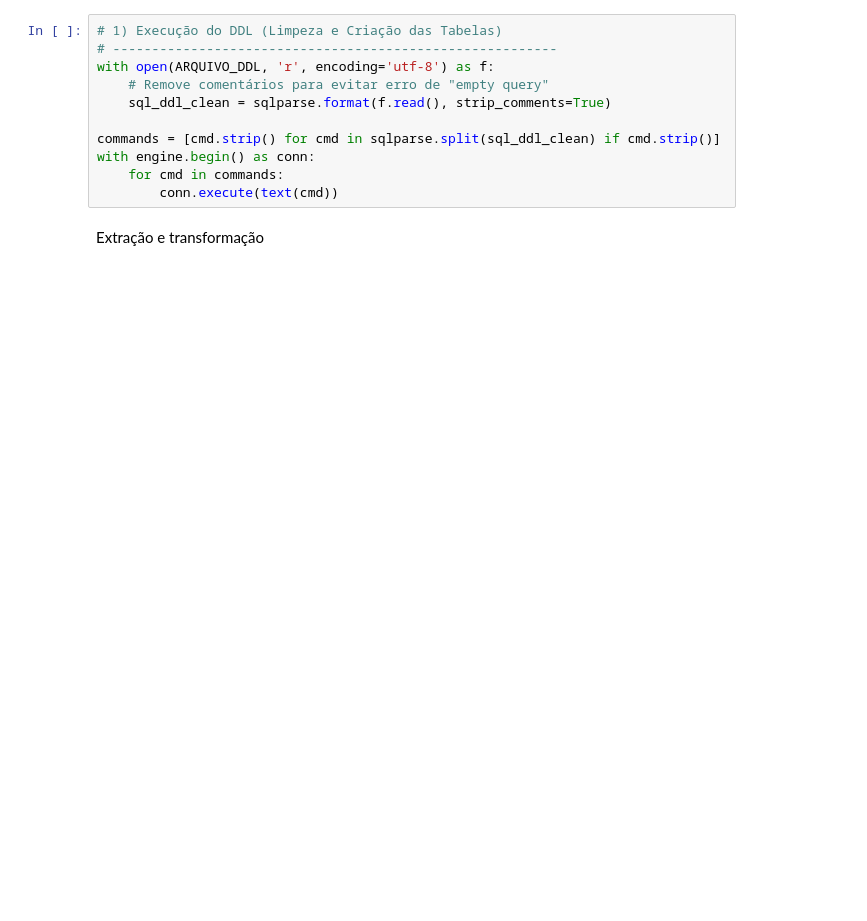
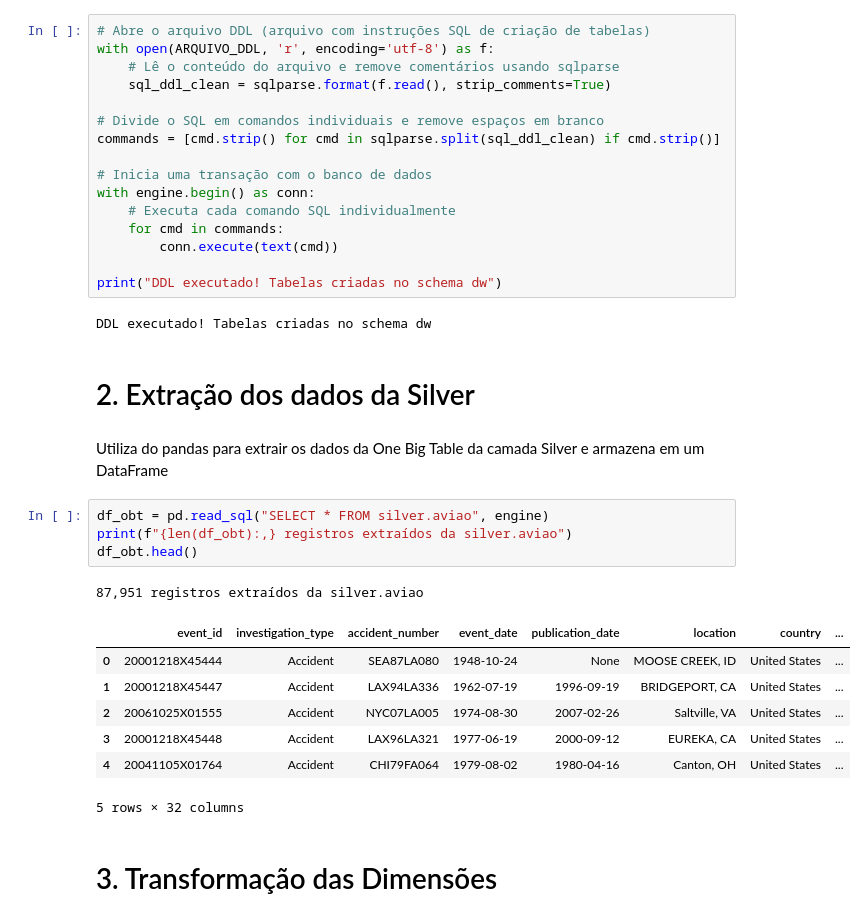
Before and after one commit to CaioDuart3/Aircraft_Accidents, a Jupyter notebook: Transformer/etl_silver_to_gold.ipynb, the cells around one changed output. Drawn from its saved outputs; the diff is of its cells as text; blank space fills up the shorter version.

Commit message:
feat(etl): implementa o etl da silver para gold
Co-authored-by: Henrique <fontenelle.dec@gmail.com>

```diff
--- a/Transformer/etl_silver_to_gold.ipynb
+++ b/Transformer/etl_silver_to_gold.ipynb
@@ -15,13 +27,37 @@ engine = create_engine(DB_URI)
 # %%
-# 1) Execução do DDL (Limpeza e Criação das Tabelas)
-# ---------------------------------------------------------
+# Abre o arquivo DDL (arquivo com instruções SQL de criação de tabelas)
 with open(ARQUIVO_DDL, 'r', encoding='utf-8') as f:
-    # Remove comentários para evitar erro de "empty query"
+    # Lê o conteúdo do arquivo e remove comentários usando sqlparse
     sql_ddl_clean = sqlparse.format(f.read(), strip_comments=True)
 
+# Divide o SQL em comandos individuais e remove espaços em branco
 commands = [cmd.strip() for cmd in sqlparse.split(sql_ddl_clean) if cmd.strip()]
+
+# Inicia uma transação com o banco de dados
 with engine.begin() as conn:
+    # Executa cada comando SQL individualmente
     for cmd in commands:
         conn.execute(text(cmd))
+
+print("DDL executado! Tabelas criadas no schema dw")
+# %% [output]
+DDL executado! Tabelas criadas no schema dw
-# %% [markdown]
-Extração e transformação
+# %% [markdown]
+# 2. Extração dos dados da Silver
+# %% [markdown]
+Utiliza do pandas para extrair os dados da One Big Table da camada Silver e armazena em um DataFrame
+# %%
+df_obt = pd.read_sql("SELECT * FROM silver.aviao", engine)
+print(f"{len(df_obt):,} registros extraídos da silver.aviao")
+df_obt.head()
+# %% [output]
+87,951 registros extraídos da silver.aviao
+|  | event_id | investigation_type | accident_number | event_date | publication_date | location | country | ... |
+| 0 | 20001218X45444 | Accident | SEA87LA080 | 1948-10-24 | None | MOOSE CREEK, ID | United States | ... |
+| 1 | 20001218X45447 | Accident | LAX94LA336 | 1962-07-19 | 1996-09-19 | BRIDGEPORT, CA | United States | ... |
+| 2 | 20061025X01555 | Accident | NYC07LA005 | 1974-08-30 | 2007-02-26 | Saltville, VA | United States | ... |
+| 3 | 20001218X45448 | Accident | LAX96LA321 | 1977-06-19 | 2000-09-12 | EUREKA, CA | United States | ... |
+| 4 | 20041105X01764 | Accident | CHI79FA064 | 1979-08-02 | 1980-04-16 | Canton, OH | United States | ... |
+5 rows × 32 columns
+# %% [markdown]
+# 3. Transformação das Dimensões
```
Also changed, not shown: parts of 25 cells of this notebook, 4 other files.
